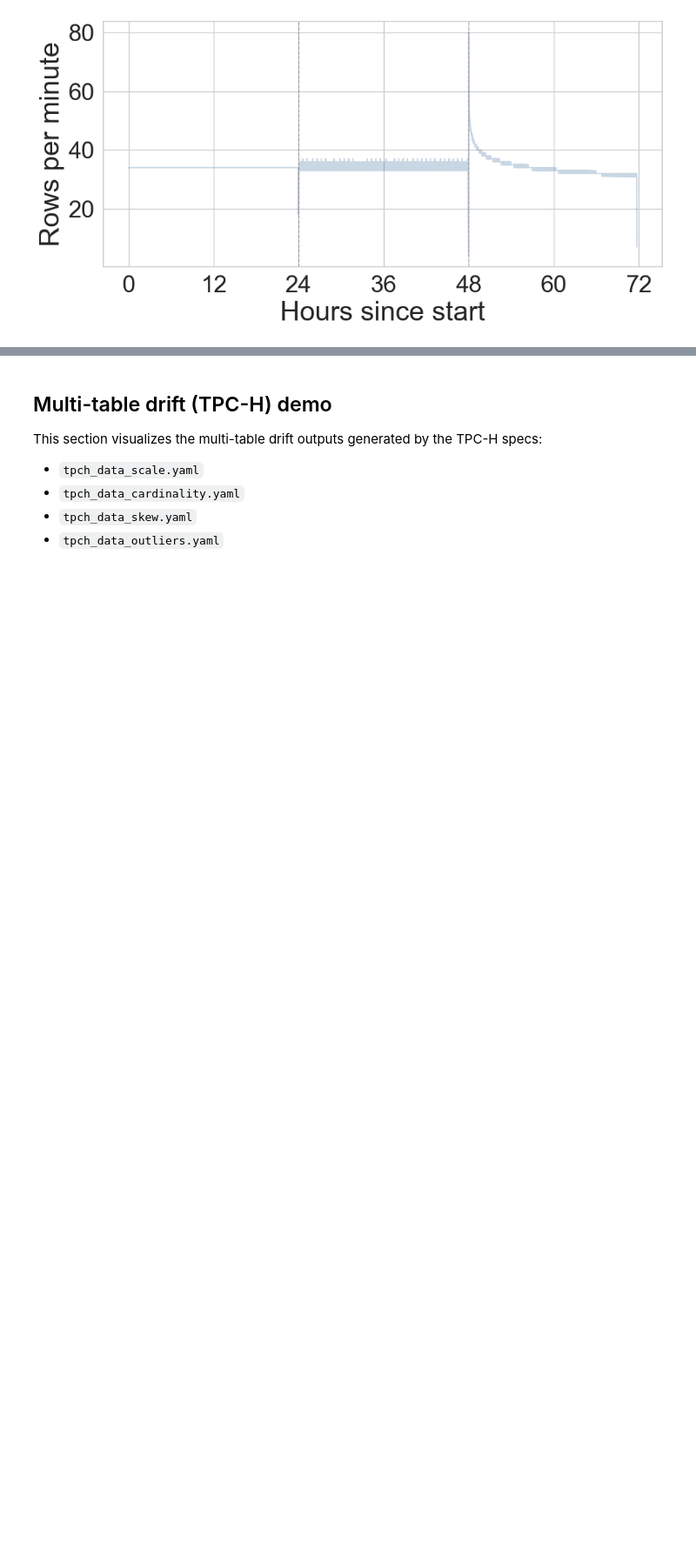
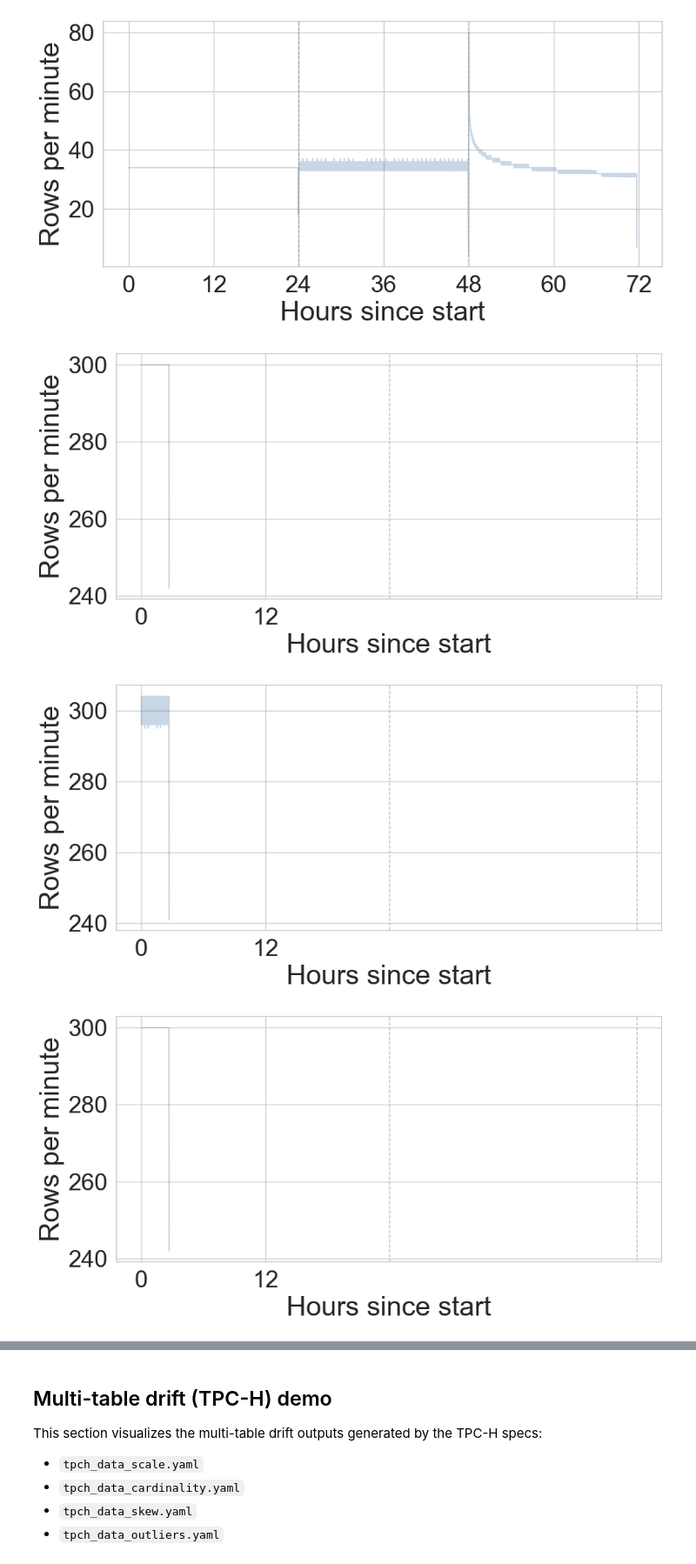
Before and after one commit to Liuguanli/DriftBench, a Jupyter notebook: driftbench/notebooks/plot_data.ipynb, the cells around one changed output, grey strips where cells are left out. Shown at 87% size. Saved outputs shown, nothing was run; the diff lists cells and outputs as text; code cells hidden in the pictures; blank space fills up the shorter version.

```diff
--- a/driftbench/notebooks/plot_data.ipynb
+++ b/driftbench/notebooks/plot_data.ipynb
@@ -611,3 +611,32 @@ plot_volume_growth_over_time(
 )
 # %% [output]
 [figure]
+# %%
+# Census data time patterns (uniform/periodic/trend/long_tail)
+plot_volume_growth_over_time(
+    "../../output/data/time_demo/census_original_time_uniform.csv",
+    timestamp_col='timestamp',
+    file_name='case_study_census_time_uniform',
+)
+
+plot_volume_growth_over_time(
+    "../../output/data/time_demo/census_original_time_periodic.csv",
+    timestamp_col='timestamp',
+    file_name='case_study_census_time_periodic',
+)
+
+plot_volume_growth_over_time(
+    "../../output/data/time_demo/census_original_time_trend.csv",
+    timestamp_col='timestamp',
+    file_name='case_study_census_time_trend',
+)
+
+plot_volume_growth_over_time(
+    "../../output/data/time_demo/census_original_time_long_tail.csv",
+    timestamp_col='timestamp',
+    file_name='case_study_census_time_long_tail',
+)
+# %% [output]
+[figure, added]
+[figure, added]
+[figure, added]
```
Also changed, not shown: parts of 3 cells of this notebook, 48 other files.
